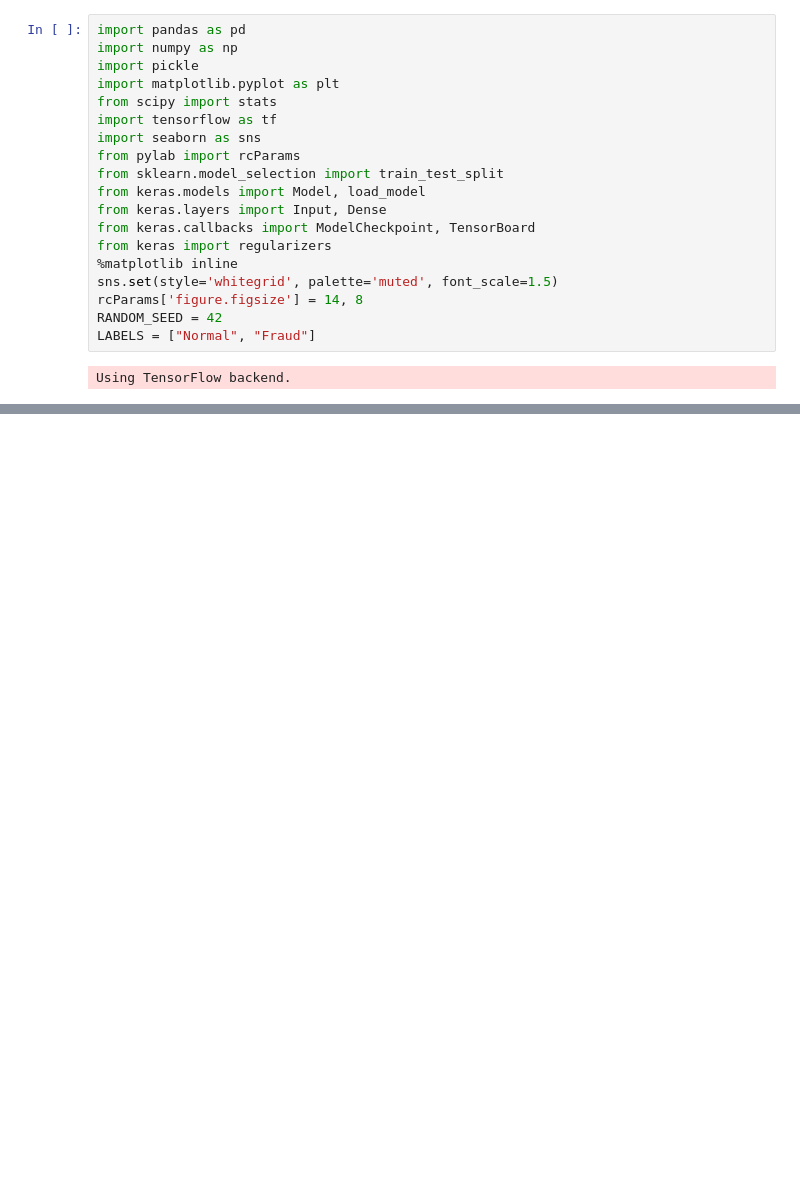
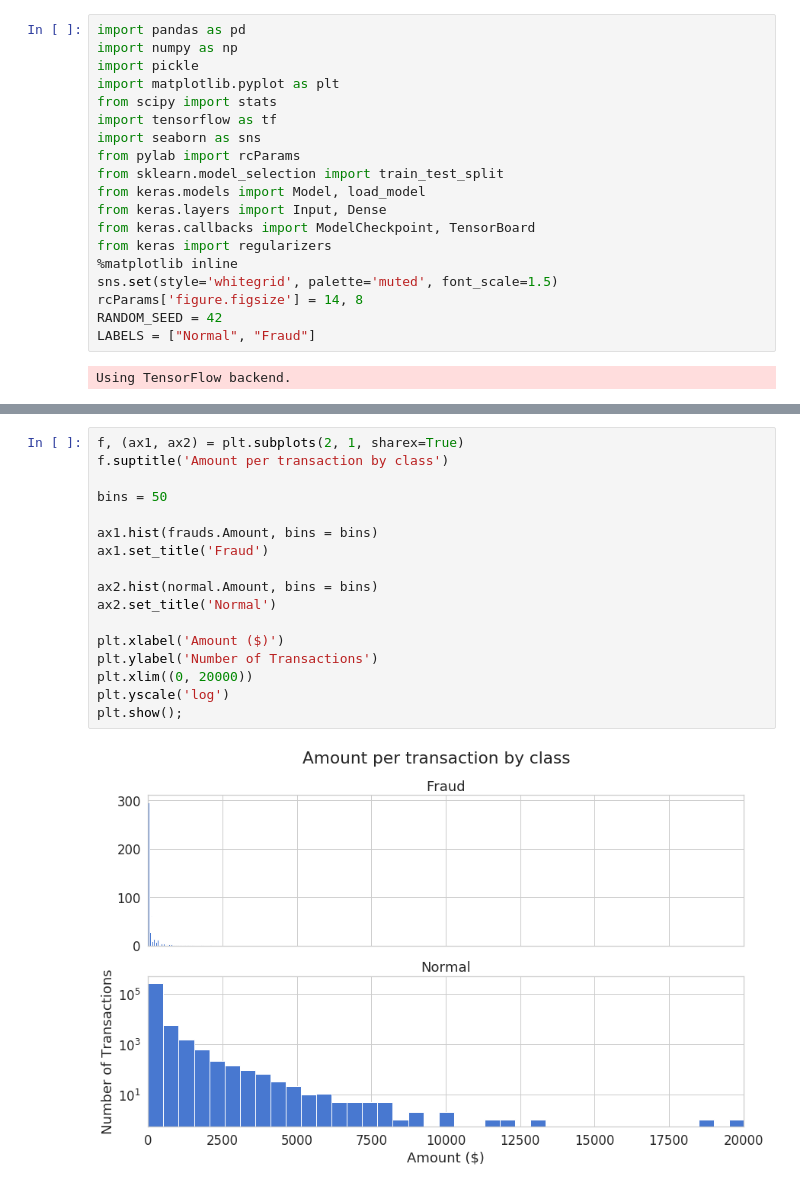
Before and after one commit to ravi-gopalan/fraud_detection_auoencoders, a Jupyter notebook: fraud_detection_autoencoders_1.ipynb, the cells around one changed output, grey strips where cells are left out. Cells and saved outputs as stored; diff of their text form; blank space fills up the shorter version.

```diff
--- a/fraud_detection_autoencoders_1.ipynb
+++ b/fraud_detection_autoencoders_1.ipynb
@@ -44,0 +172,19 @@ drive.mount('/gdrive/Colab_stuff')
+# %%
+f, (ax1, ax2) = plt.subplots(2, 1, sharex=True)
+f.suptitle('Amount per transaction by class')
+
+bins = 50
+
+ax1.hist(frauds.Amount, bins = bins)
+ax1.set_title('Fraud')
+
+ax2.hist(normal.Amount, bins = bins)
+ax2.set_title('Normal')
+
+plt.xlabel('Amount ($)')
+plt.ylabel('Number of Transactions')
+plt.xlim((0, 20000))
+plt.yscale('log')
+plt.show();
+# %% [output]
+[figure, added]
```
Also changed, not shown: parts of 57 cells of this notebook.
